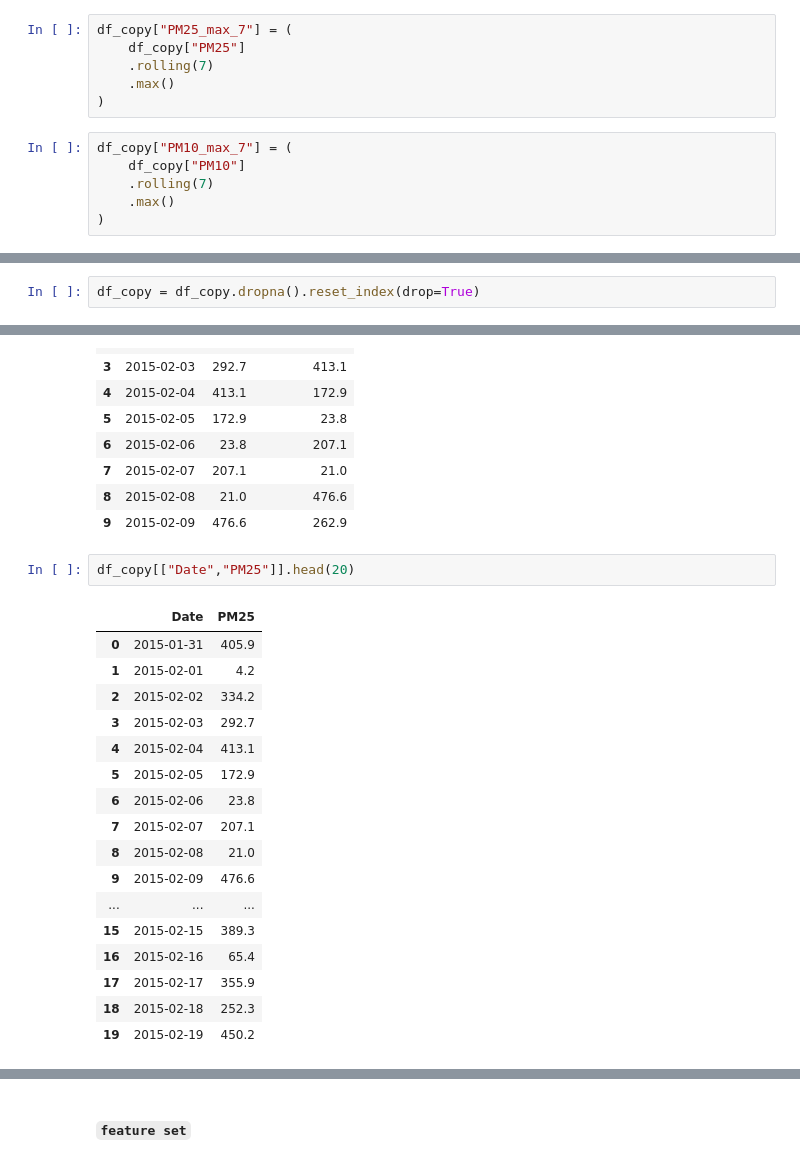
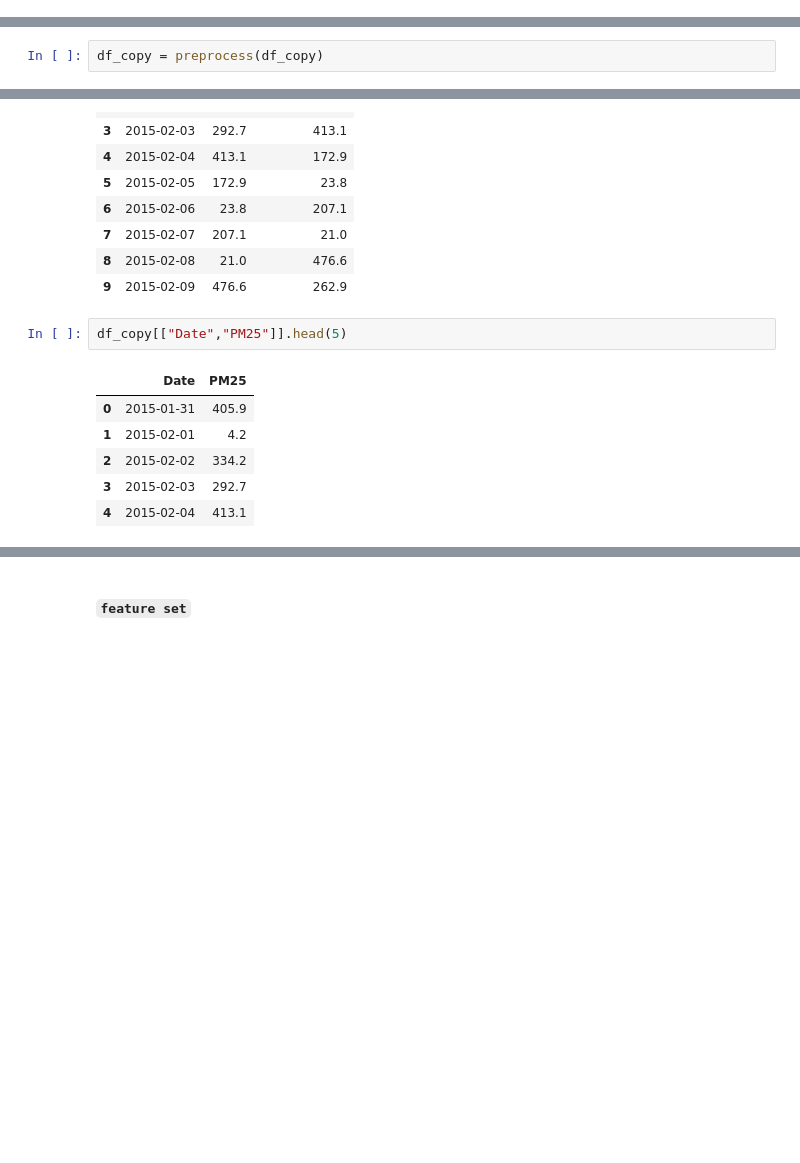
Before and after one commit to Shachi12Shukla/ET-Hackathon-2.O, a Jupyter notebook: backend/AI/forecasting/featureEng_train/feature_eng_and_train.ipynb, the cells around one changed output, grey strips where cells are left out. Cells and saved outputs as stored; diff of their text form; blank space fills up the shorter version.

Commit message:
feat: add resuable preprocessing pipeline for PM2.5 and PM10 forecasting

```diff
--- a/backend/AI/forecasting/featureEng_train/feature_eng_and_train.ipynb
+++ b/backend/AI/forecasting/featureEng_train/feature_eng_and_train.ipynb
@@ -140,12 +39,0 @@ df_copy["PM10_median_7"] = (
-# %%
-df_copy["PM25_max_7"] = (
-    df_copy["PM25"]
-    .rolling(7)
-    .max()
-)
-# %%
-df_copy["PM10_max_7"] = (
-    df_copy["PM10"]
-    .rolling(7)
-    .max()
-)
@@ -154,2 +39,0 @@ df_copy["PM10_max_7"] = (
-# %%
-df_copy = df_copy.dropna().reset_index(drop=True)
@@ -155,0 +42,2 @@ df_copy = df_copy.dropna().reset_index(drop=True)
+# %%
+df_copy = preprocess(df_copy)
@@ -200,23 +84,12 @@ df_copy[["Date","PM25","Target_PM25"]].head(10)
 | 8 | 2015-02-08 | 21.0 | 476.6 |
 | 9 | 2015-02-09 | 476.6 | 262.9 |
 # %%
-df_copy[["Date","PM25"]].head(20)
+df_copy[["Date","PM25"]].head(5)
 # %% [output]
 |  | Date | PM25 |
 | 0 | 2015-01-31 | 405.9 |
 | 1 | 2015-02-01 | 4.2 |
 | 2 | 2015-02-02 | 334.2 |
 | 3 | 2015-02-03 | 292.7 |
 | 4 | 2015-02-04 | 413.1 |
-| 5 | 2015-02-05 | 172.9 |
-| 6 | 2015-02-06 | 23.8 |
-| 7 | 2015-02-07 | 207.1 |
-| 8 | 2015-02-08 | 21.0 |
-| 9 | 2015-02-09 | 476.6 |
-| ... | ... | ... |
-| 15 | 2015-02-15 | 389.3 |
-| 16 | 2015-02-16 | 65.4 |
-| 17 | 2015-02-17 | 355.9 |
-| 18 | 2015-02-18 | 252.3 |
-| 19 | 2015-02-19 | 450.2 |
 # %%
```
Also changed, not shown: parts of 30 cells of this notebook, 2 other files.
